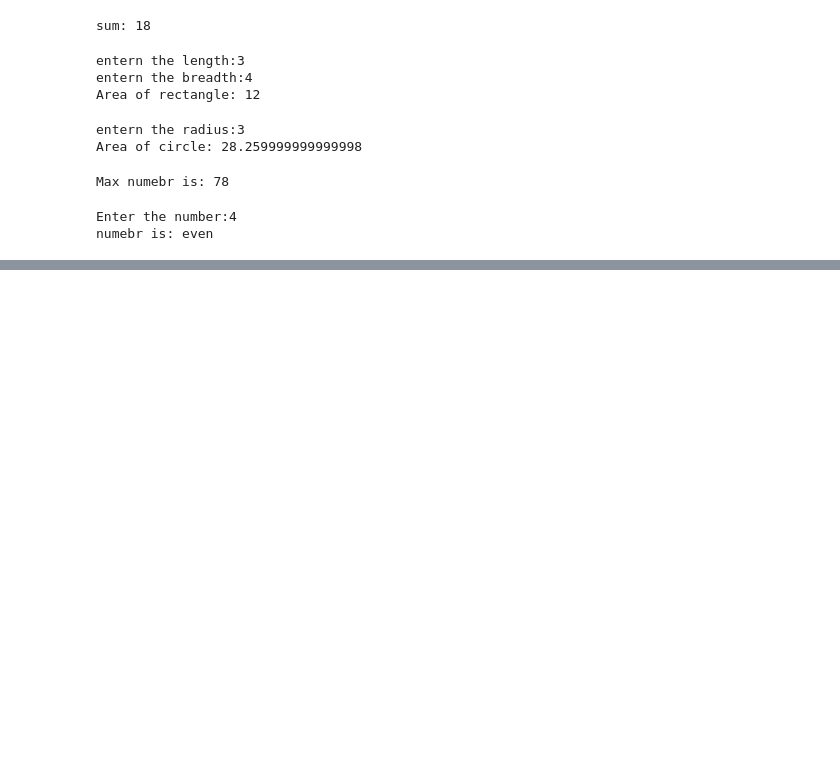
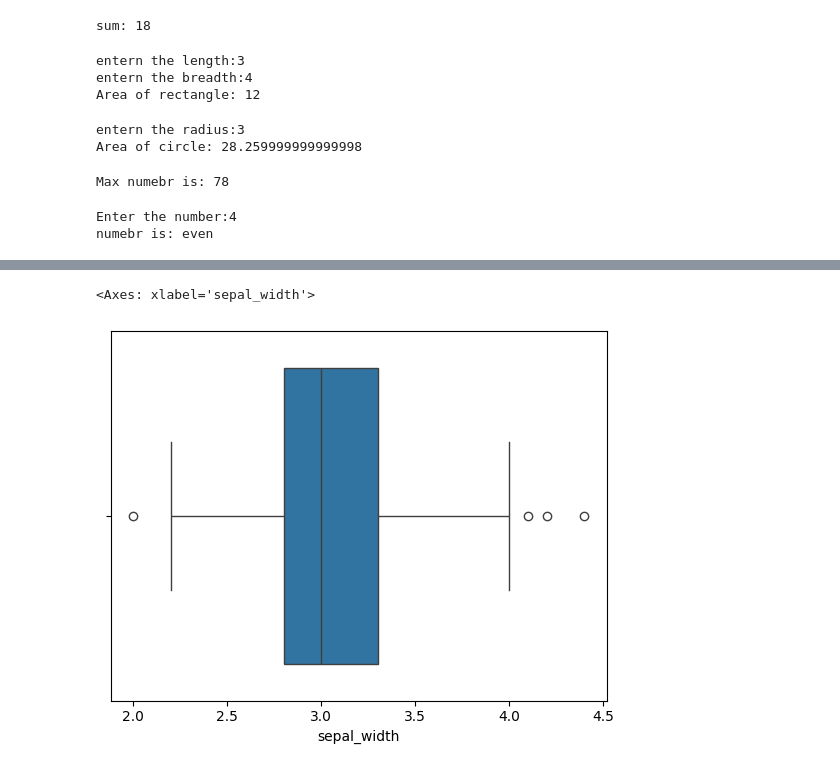
Before and after one commit to rajeshdchikkala/Ai-Datascience, a Jupyter notebook: Untitled1.ipynb, the cells around one changed output, grey strips where cells are left out. Drawn from its saved outputs; the diff is of its cells as text; code cells hidden in the pictures; blank space fills up the shorter version.

```diff
--- a/Untitled1.ipynb
+++ b/Untitled1.ipynb
@@ -60,0 +64,5 @@ print("numebr is:", find_positive(l))
+# %%
+df = sns.load_dataset('iris')
+
+print("first few rowa of the dataset:")
+print (df.head())
@@ -60,0 +77,5 @@ print("numebr is:", find_positive(l))
+# %%
+sns.boxplot(x='sepal_width',data=df)
+# %% [output]
+<Axes: xlabel='sepal_width'>
+[figure, added]
```
Also changed, not shown: parts of 97 cells of this notebook.
